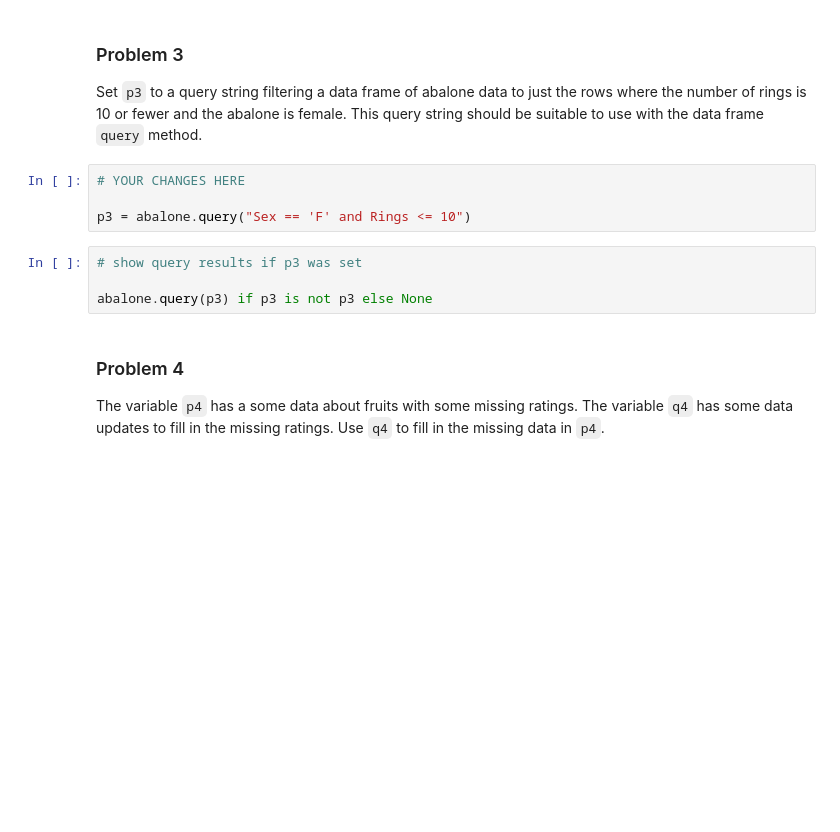
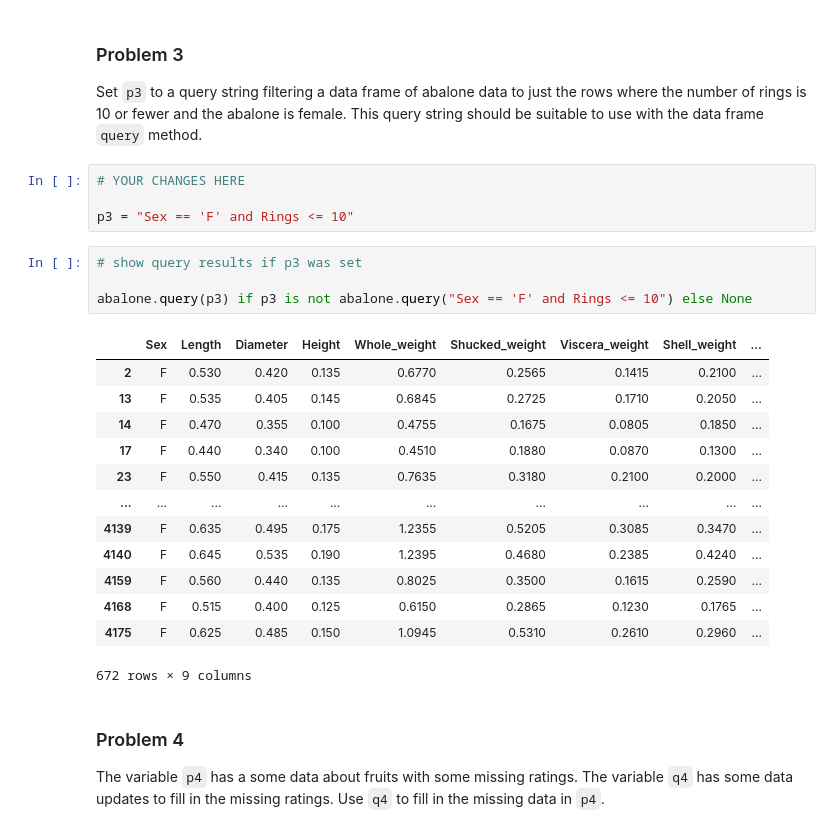
Before and after one commit to alyssantran/dx602-homework-09, a Jupyter notebook: homework.ipynb, the cells around one changed output. Saved outputs shown, nothing was run; the diff lists cells and outputs as text; blank space fills up the shorter version.

```diff
--- a/homework.ipynb
+++ b/homework.ipynb
@@ -92,11 +92,25 @@ This query string should be suitable to use with the data frame `query` method.
 # %%
 # YOUR CHANGES HERE
 
-p3 = abalone.query("Sex == 'F' and Rings <= 10")
+p3 = "Sex == 'F' and Rings <= 10"
 # %%
 # show query results if p3 was set
 
-abalone.query(p3) if p3 is not p3 else None
+abalone.query(p3) if p3 is not abalone.query("Sex == 'F' and Rings <= 10") else None
+# %% [output]
+|  | Sex | Length | Diameter | Height | Whole_weight | Shucked_weight | Viscera_weight | Shell_weight | ... |
+| 2 | F | 0.530 | 0.420 | 0.135 | 0.6770 | 0.2565 | 0.1415 | 0.2100 | ... |
+| 13 | F | 0.535 | 0.405 | 0.145 | 0.6845 | 0.2725 | 0.1710 | 0.2050 | ... |
+| 14 | F | 0.470 | 0.355 | 0.100 | 0.4755 | 0.1675 | 0.0805 | 0.1850 | ... |
+| 17 | F | 0.440 | 0.340 | 0.100 | 0.4510 | 0.1880 | 0.0870 | 0.1300 | ... |
+| 23 | F | 0.550 | 0.415 | 0.135 | 0.7635 | 0.3180 | 0.2100 | 0.2000 | ... |
+| ... | ... | ... | ... | ... | ... | ... | ... | ... | ... |
+| 4139 | F | 0.635 | 0.495 | 0.175 | 1.2355 | 0.5205 | 0.3085 | 0.3470 | ... |
+| 4140 | F | 0.645 | 0.535 | 0.190 | 1.2395 | 0.4680 | 0.2385 | 0.4240 | ... |
+| 4159 | F | 0.560 | 0.440 | 0.135 | 0.8025 | 0.3500 | 0.1615 | 0.2590 | ... |
+| 4168 | F | 0.515 | 0.400 | 0.125 | 0.6150 | 0.2865 | 0.1230 | 0.1765 | ... |
+| 4175 | F | 0.625 | 0.485 | 0.150 | 1.0945 | 0.5310 | 0.2610 | 0.2960 | ... |
+672 rows × 9 columns
 # %% [markdown]
 ### Problem 4
 
```
Also changed, not shown: parts of 2 cells of this notebook.
